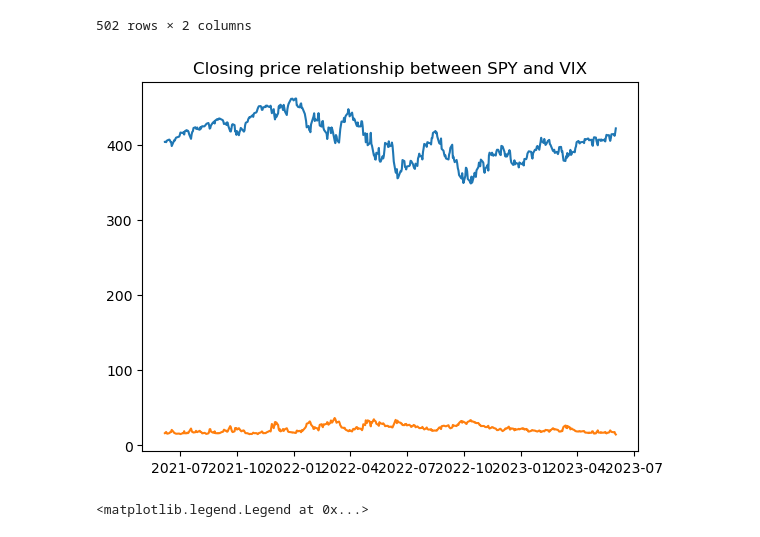
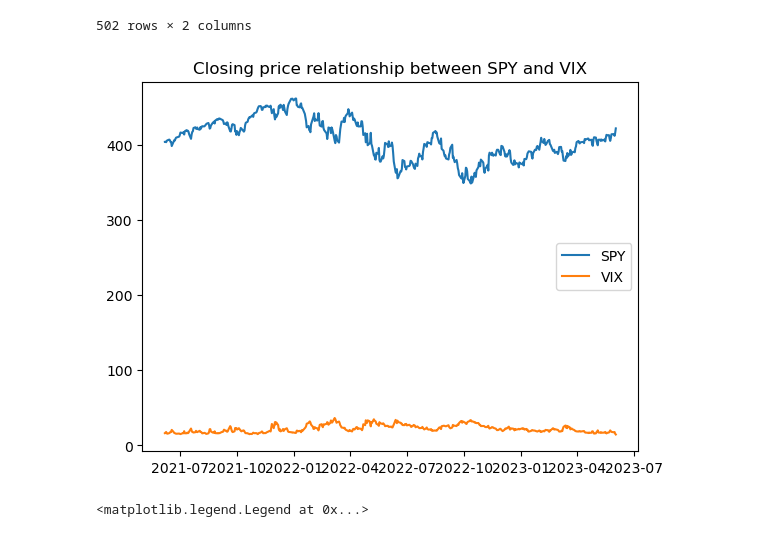
Before and after one commit to adisa4sure/Wqt_Capstone_Project_Group5477, a Jupyter notebook: code/wqu_capstone_proj4.ipynb, the cells around one changed output. Saved outputs shown, nothing was run; the diff lists cells and outputs as text; code cells hidden in the pictures.

```diff
--- a/code/wqu_capstone_proj4.ipynb
+++ b/code/wqu_capstone_proj4.ipynb
@@ -42,9 +42,10 @@ df
 # %%
 plt.plot(df)
 plt.title('Closing price relationship between SPY and VIX')
+plt.legend(df.columns)
 plt.show()
 # %% [output]
-[figure, old version]
+[figure, new version]
 # %%
 fig,(ax1,ax2) = plt.subplots(1, 2, figsize = (35,5))
 fig.suptitle('closing price')
```
Also changed, not shown: parts of 9 cells of this notebook.
